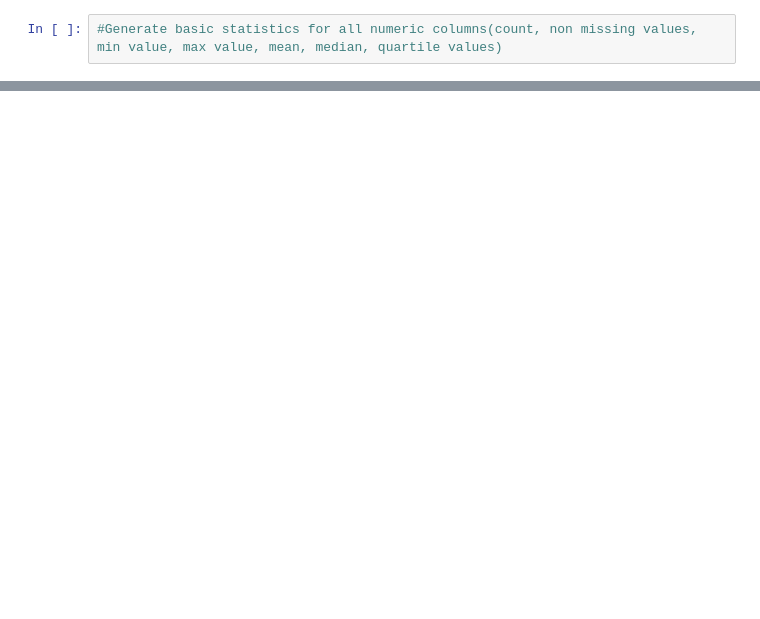
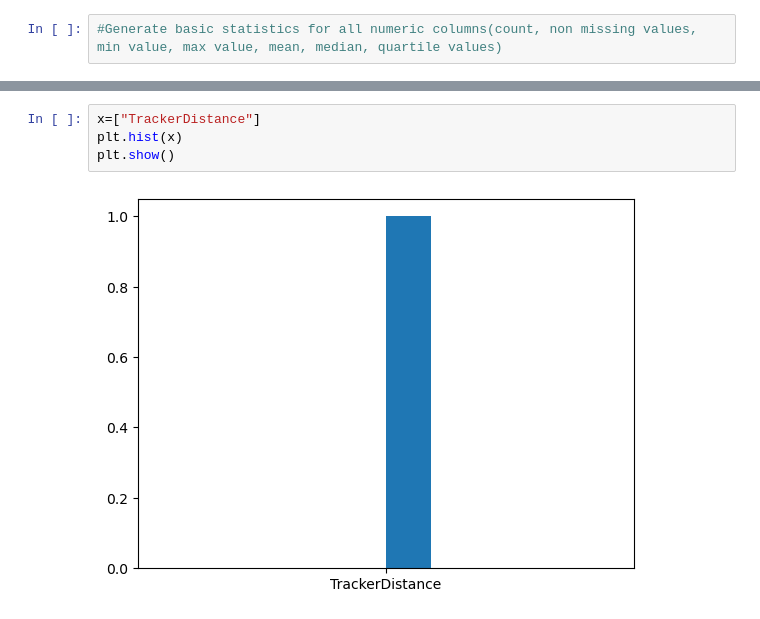
Before and after one commit to Santhoshmaganti/Smart_Health, a Jupyter notebook: dailyactivity.ipynb, the cells around one changed output, grey strips where cells are left out. Saved outputs shown, nothing was run; the diff lists cells and outputs as text; blank space fills up the shorter version.

```diff
--- a/dailyactivity.ipynb
+++ b/dailyactivity.ipynb
@@ -204,0 +209,6 @@ Name: 0.5, dtype: float64
+# %%
+x=["TrackerDistance"]
+plt.hist(x)
+plt.show()
+# %% [output]
+[figure, added]
```
Also changed, not shown: parts of 27 cells of this notebook.
